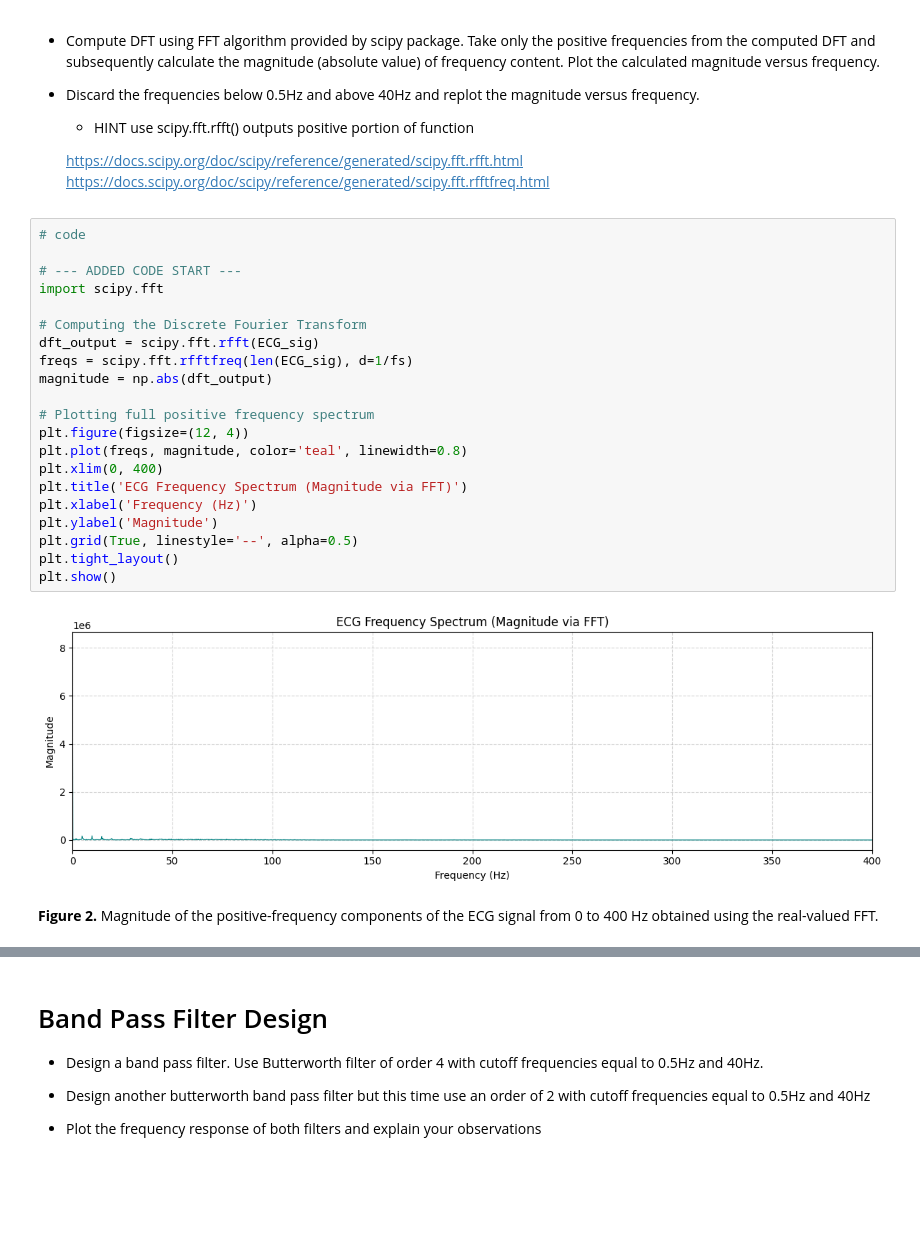
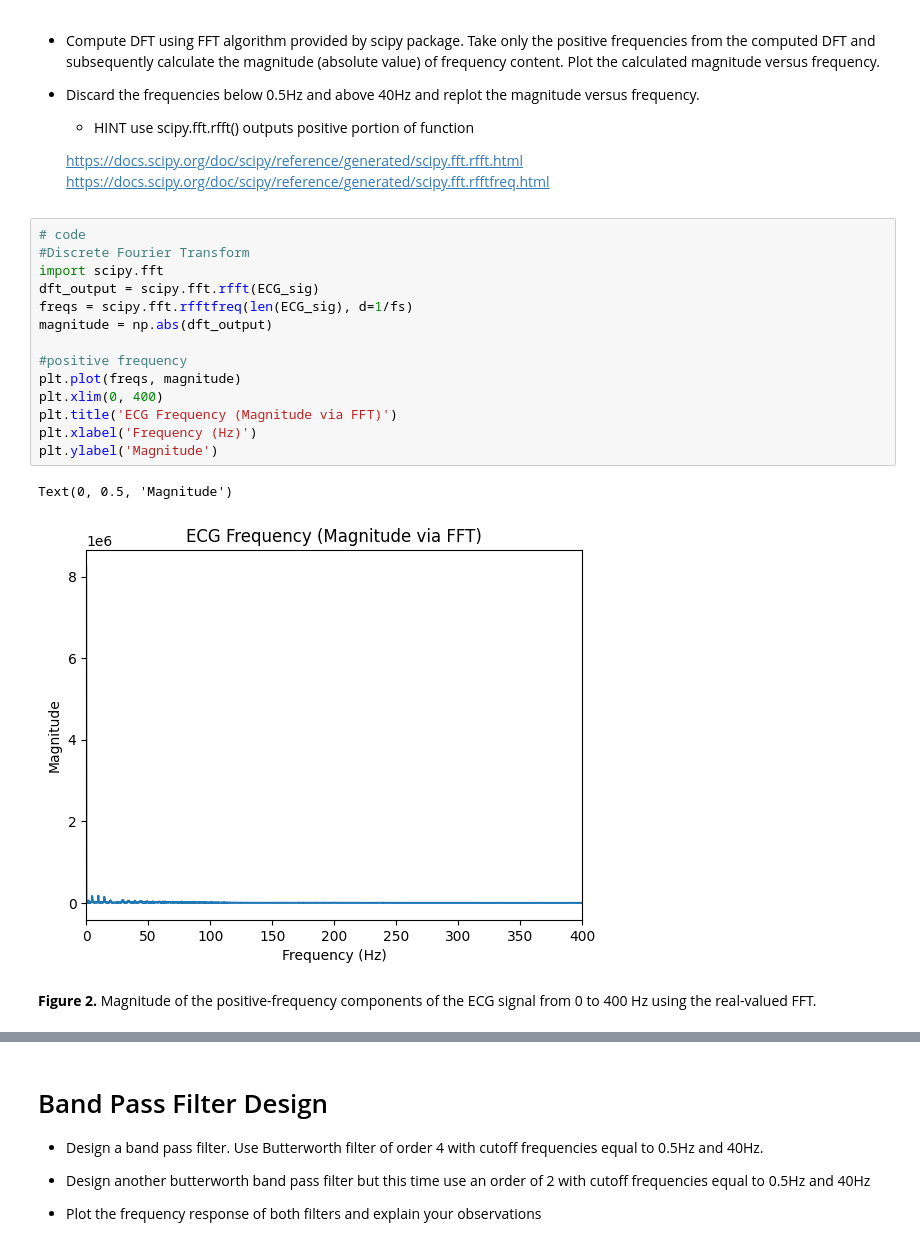
Before and after one commit to simulate111/Acquisition-and-Analysis-of-Biosignals, a Jupyter notebook: dtek0042_exercise_2.ipynb, the cells around one changed output, grey strips where cells are left out. Drawn from its saved outputs; the diff is of its cells as text; blank space fills up the shorter version.

```diff
--- a/dtek0042_exercise_2.ipynb
+++ b/dtek0042_exercise_2.ipynb
@@ -72,27 +67,21 @@ plt.show()
      https://docs.scipy.org/doc/scipy/reference/generated/scipy.fft.rfftfreq.html
 # %%
 # code
-
-# --- ADDED CODE START ---
+#Discrete Fourier Transform
 import scipy.fft
-
-# Computing the Discrete Fourier Transform
 dft_output = scipy.fft.rfft(ECG_sig)
 freqs = scipy.fft.rfftfreq(len(ECG_sig), d=1/fs)
 magnitude = np.abs(dft_output)
 
-# Plotting full positive frequency spectrum
-plt.figure(figsize=(12, 4))
-plt.plot(freqs, magnitude, color='teal', linewidth=0.8)
+#positive frequency
+plt.plot(freqs, magnitude)
 plt.xlim(0, 400)
-plt.title('ECG Frequency Spectrum (Magnitude via FFT)')
+plt.title('ECG Frequency (Magnitude via FFT)')
 plt.xlabel('Frequency (Hz)')
 plt.ylabel('Magnitude')
-plt.grid(True, linestyle='--', alpha=0.5)
-plt.tight_layout()
-plt.show()
 # %% [output]
+Text(0, 0.5, 'Magnitude')
-[figure, old version]
+[figure, new version]
 # %% [markdown]
-**Figure 2.** Magnitude of the positive-frequency components of the ECG signal from 0 to 400 Hz obtained using the real-valued FFT.
+**Figure 2.** Magnitude of the positive-frequency components of the ECG signal from 0 to 400 Hz using the real-valued FFT.
 # %%
```
Also changed, not shown: parts of 12 cells of this notebook.
